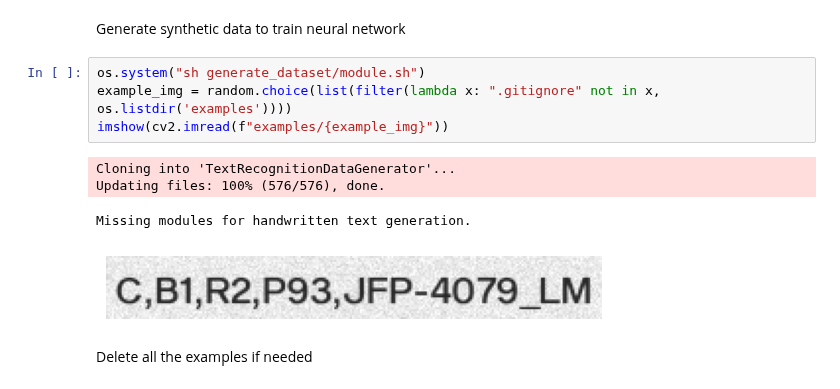
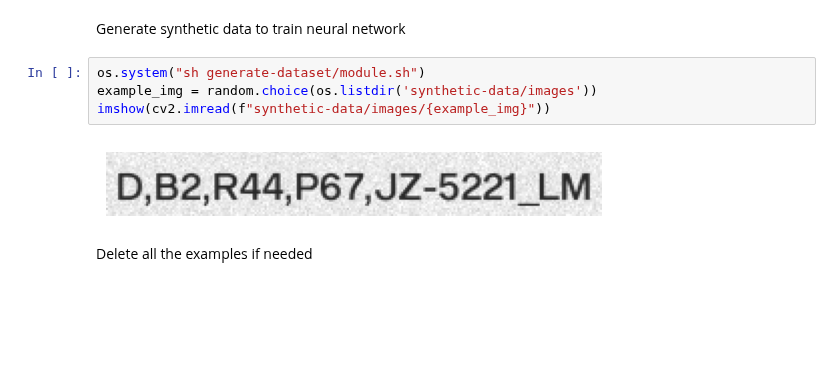
Before and after one commit to vivaansinghvi07/smoky-mountain-data-comp, a Jupyter notebook: ocr.ipynb, the cells around one changed output. Cells and saved outputs as stored; diff of their text form; blank space fills up the shorter version.

```diff
--- a/ocr.ipynb
+++ b/ocr.ipynb
@@ -81,13 +87,10 @@ imshow(img)
 # %% [markdown]
 Generate synthetic data to train neural network
 # %%
-os.system("sh generate_dataset/module.sh")
-example_img = random.choice(list(filter(lambda x: ".gitignore" not in x, os.listdir('examples'))))
-imshow(cv2.imread(f"examples/{example_img}"))
+os.system("sh generate-dataset/module.sh")
+example_img = random.choice(os.listdir('synthetic-data/images'))
+imshow(cv2.imread(f"synthetic-data/images/{example_img}"))
 # %% [output]
-Cloning into 'TextRecognitionDataGenerator'...
-Updating files: 100% (576/576), done.
-Missing modules for handwritten text generation.
-[figure, old version]
+[figure, new version]
 # %% [markdown]
 Delete all the examples if needed
```
Also changed, not shown: parts of 1 cell of this notebook, 2 other files.
